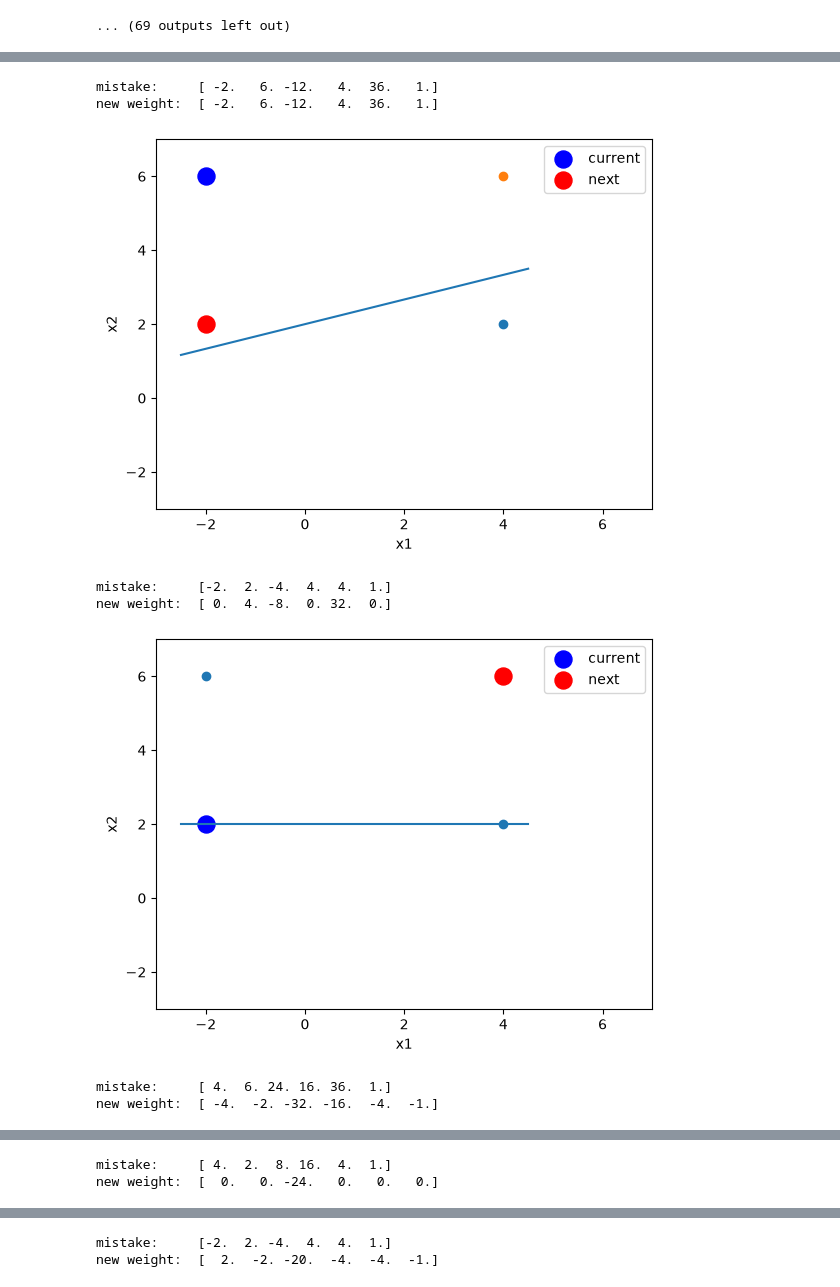
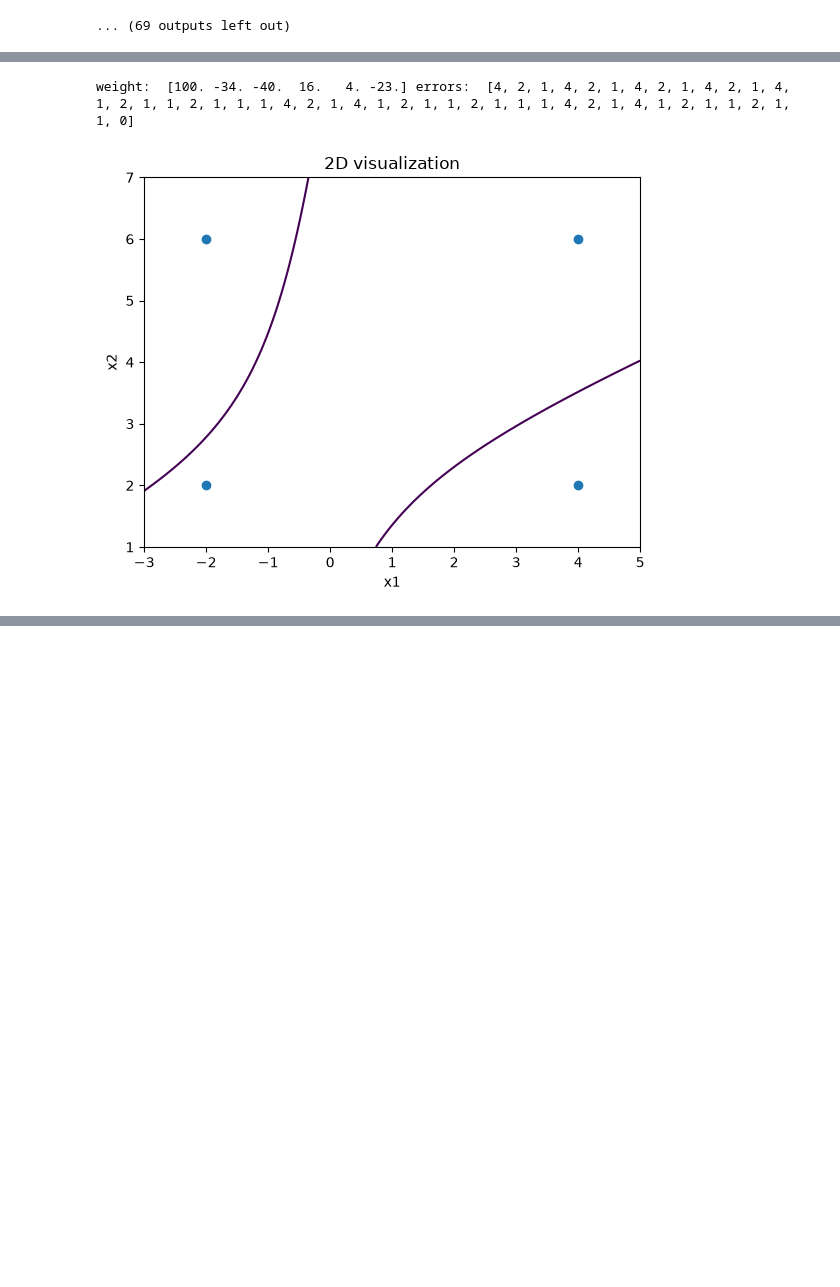
Before and after one commit to rafa0023/perceptron, a Jupyter notebook: perceptron.ipynb, the cells around one changed output, grey strips where cells are left out. Cells and saved outputs as stored; diff of their text form; code cells hidden in the pictures; blank space fills up the shorter version.

```diff
--- a/perceptron.ipynb
+++ b/perceptron.ipynb
@@ -218,48 +219,37 @@ A possible solution to this problem is
 # %%
-XORdata = np.array([
-    [-2,6,1],
-    [-2,2,1],
-    [4,6,1],
-    [4,2,1]
-])
-XORlabel = np.array([1,-1,-1,1])
-
 def featuremap(data):
     x1=data[:,0]
     x2=data[:,1]
 
     return np.column_stack([x1,x2,x1*x2,x1**2,x2**2,np.ones(len(data))])
 
 XORf=featuremap(XORdata)
 
-w, errors = perceptron(XORf, XORlabel)
-print("weight: ",w,"errors: ",errors)
+w, errors = perceptron(XORf, XORlabel, False)
+
+print("weight: ",w)
+print("errors: ",errors)
 
 x1 = np.linspace(-3, 5, 100)
 x2 = np.linspace(1, 7, 100)
 
 X1, X2 = np.meshgrid(x1, x2)
 
 Z = (w[0]*X1 +
      w[1]*X2 +
      w[2]*X1*X2 +
      w[3]*X1**2 +
      w[4]*X2**2 +
      w[5])
 
 plt.contour(X1, X2, Z, levels=[0])
 
 plt.scatter(XORdata[:,0], XORdata[:,1])
 
+plt.title("2D visualization")
 plt.xlabel("x1")
 plt.ylabel("x2")
 plt.show()
 # %% [output]
-mistake:     [ -2.   6. -12.   4.  36.   1.]
-new weight:  [ -2.   6. -12.   4.  36.   1.]
+weight:  [100. -34. -40.  16.   4. -23.] errors:  [4, 2, 1, 4, 2, 1, 4, 2, 1, 4, 2, 1, 4, 1, 2, 1, 1, 2, 1, 1, 1, 4, 2, 1, 4, 1, 2, 1, 1, 2, 1, 1, 1, 4, 2, 1, 4, 1, 2, 1, 1, 2, 1, 1, 0]
-[figure, old version]
+[figure, new version]
-mistake:     [-2.  2. -4.  4.  4.  1.]
-new weight:  [ 0.  4. -8.  0. 32.  0.]
-[figure, removed]
-mistake:     [ 4.  6. 24. 16. 36.  1.]
-new weight:  [ -4.  -2. -32. -16.  -4.  -1.]
@@ -267,2 +255,0 @@ new weight:  [ -4.  -2. -32. -16.  -4.  -1.]
-mistake:     [ 4.  2.  8. 16.  4.  1.]
-new weight:  [  0.   0. -24.   0.   0.   0.]
@@ -270,2 +255,0 @@ new weight:  [  0.   0. -24.   0.   0.   0.]
-mistake:     [-2.  2. -4.  4.  4.  1.]
-new weight:  [  2.  -2. -20.  -4.  -4.  -1.]
```
Also changed, not shown: parts of 4 cells of this notebook.
